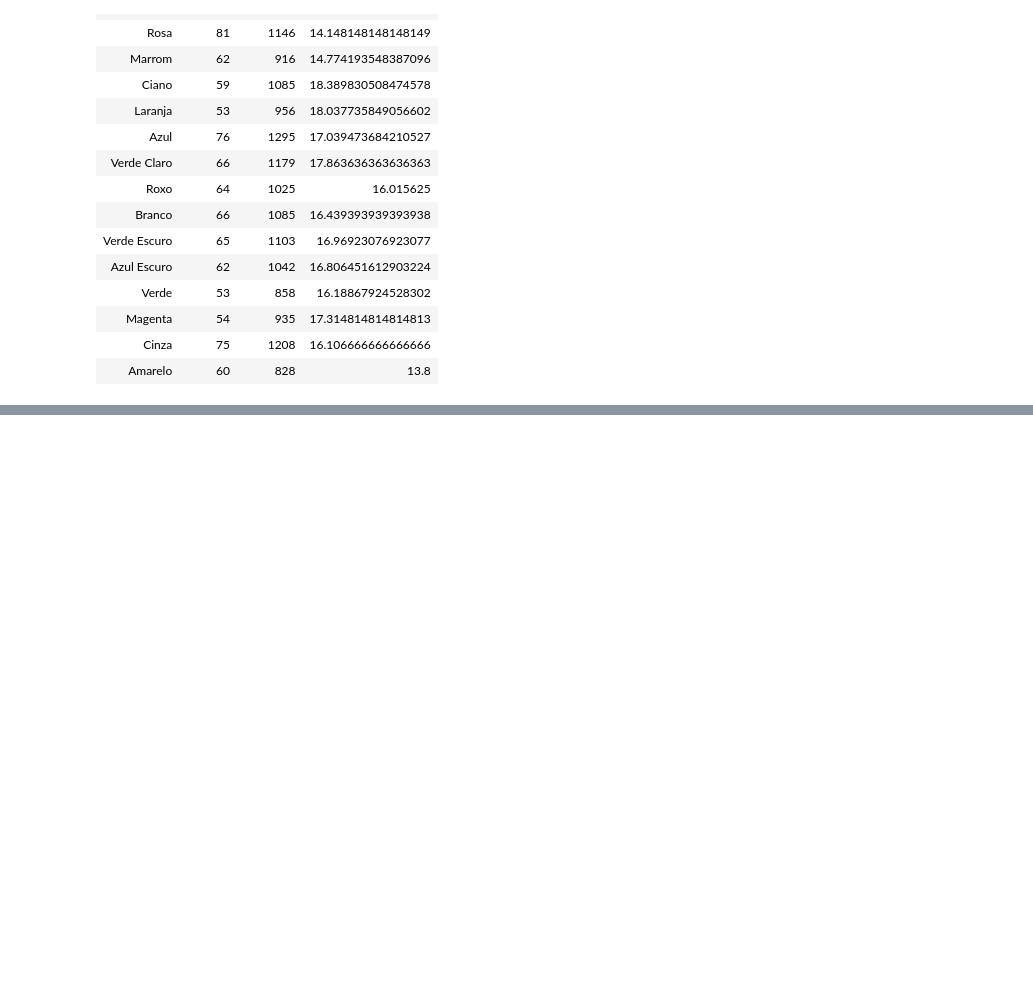
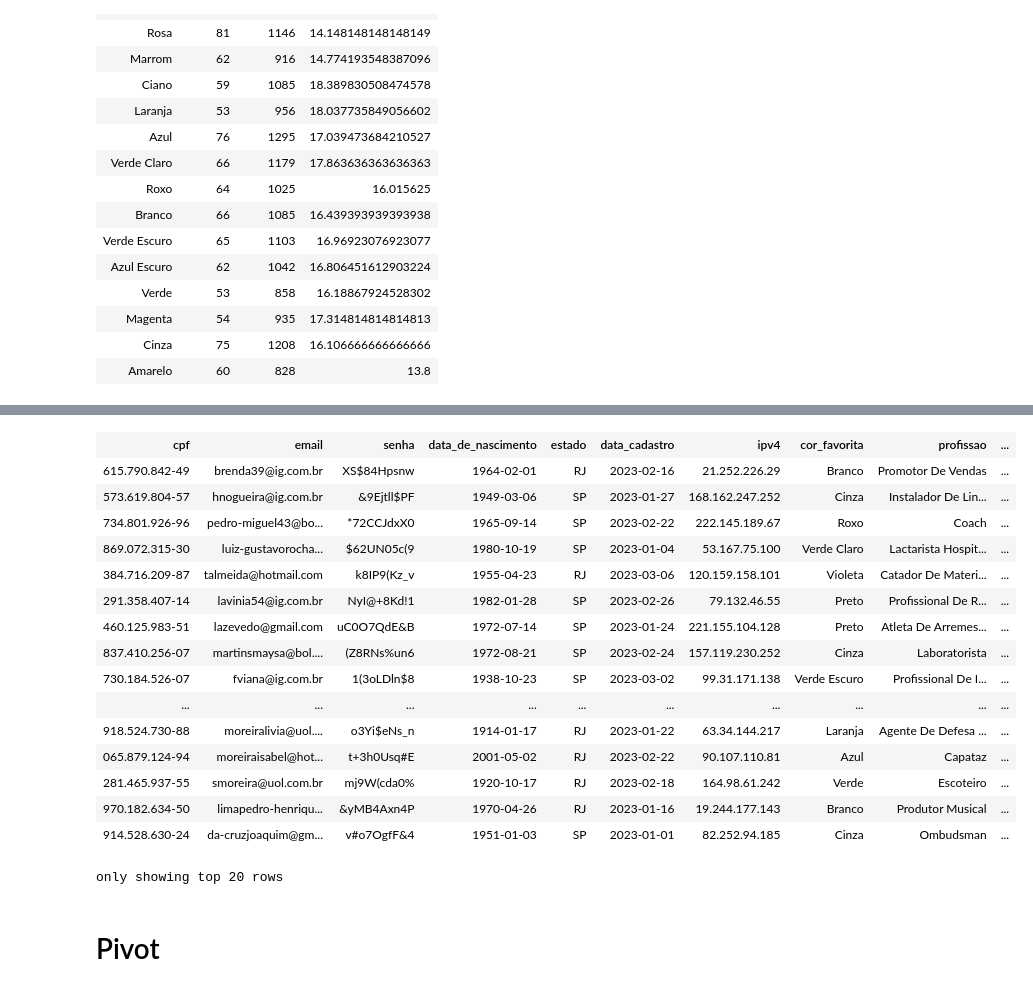
Before and after one commit to tiagomartins03/BigData, a Jupyter notebook: ApacheSpark_Course01/SparkFuntions.ipynb, the cells around one changed output, grey strips where cells are left out. Cells and saved outputs as stored; diff of their text form; code cells hidden in the pictures; blank space fills up the shorter version.

```diff
--- a/ApacheSpark_Course01/SparkFuntions.ipynb
+++ b/ApacheSpark_Course01/SparkFuntions.ipynb
@@ -389,0 +672,29 @@ only showing top 2 rows
+# %%
+(
+df
+# .where(F.year('data_de_nascimento').between(2012,2015))
+# .where(F.col('email').contains('joao'))
+# .where(F.col('email').endswith('.br'))
+.where(F.col('estado').isin('SP','RJ'))
+.where(F.col('telefone').isNotNull())
+)
+# %% [output]
+| cpf | email | senha | data_de_nascimento | estado | data_cadastro | ipv4 | cor_favorita | profissao | ... |
+| 615.790.842-49 | brenda39@ig.com.br | XS$84Hpsnw | 1964-02-01 | RJ | 2023-02-16 | 21.252.226.29 | Branco | Promotor De Vendas | ... |
+| 573.619.804-57 | hnogueira@ig.com.br | &9Ejtll$PF | 1949-03-06 | SP | 2023-01-27 | 168.162.247.252 | Cinza | Instalador De Lin... | ... |
+| 734.801.926-96 | pedro-miguel43@bo... | *72CCJdxX0 | 1965-09-14 | SP | 2023-02-22 | 222.145.189.67 | Roxo | Coach | ... |
+| 869.072.315-30 | luiz-gustavorocha... | $62UN05c(9 | 1980-10-19 | SP | 2023-01-04 | 53.167.75.100 | Verde Claro | Lactarista Hospit... | ... |
+| 384.716.209-87 | talmeida@hotmail.com | k8IP9(Kz_v | 1955-04-23 | RJ | 2023-03-06 | 120.159.158.101 | Violeta | Catador De Materi... | ... |
+| 291.358.407-14 | lavinia54@ig.com.br | NyI@+8Kd!1 | 1982-01-28 | SP | 2023-02-26 | 79.132.46.55 | Preto | Profissional De R... | ... |
+| 460.125.983-51 | lazevedo@gmail.com | uC0O7QdE&B | 1972-07-14 | SP | 2023-01-24 | 221.155.104.128 | Preto | Atleta De Arremes... | ... |
+| 837.410.256-07 | martinsmaysa@bol.... | (Z8RNs%un6 | 1972-08-21 | SP | 2023-02-24 | 157.119.230.252 | Cinza | Laboratorista | ... |
+| 730.184.526-07 | fviana@ig.com.br | 1(3oLDln$8 | 1938-10-23 | SP | 2023-03-02 | 99.31.171.138 | Verde Escuro | Profissional De I... | ... |
+| ... | ... | ... | ... | ... | ... | ... | ... | ... | ... |
+| 918.524.730-88 | moreiralivia@uol.... | o3Yi$eNs_n | 1914-01-17 | RJ | 2023-01-22 | 63.34.144.217 | Laranja | Agente De Defesa ... | ... |
+| 065.879.124-94 | moreiraisabel@hot... | t+3h0Usq#E | 2001-05-02 | RJ | 2023-02-22 | 90.107.110.81 | Azul | Capataz | ... |
+| 281.465.937-55 | smoreira@uol.com.br | mj9W(cda0% | 1920-10-17 | RJ | 2023-02-18 | 164.98.61.242 | Verde | Escoteiro | ... |
+| 970.182.634-50 | limapedro-henriqu... | &yMB4Axn4P | 1970-04-26 | RJ | 2023-01-16 | 19.244.177.143 | Branco | Produtor Musical | ... |
+| 914.528.630-24 | da-cruzjoaquim@gm... | v#o7OgfF&4 | 1951-01-03 | SP | 2023-01-01 | 82.252.94.185 | Cinza | Ombudsman | ... |
+only showing top 20 rows
+# %% [markdown]
+# Pivot
```
Also changed, not shown: parts of 32 cells of this notebook, 4 other files.
